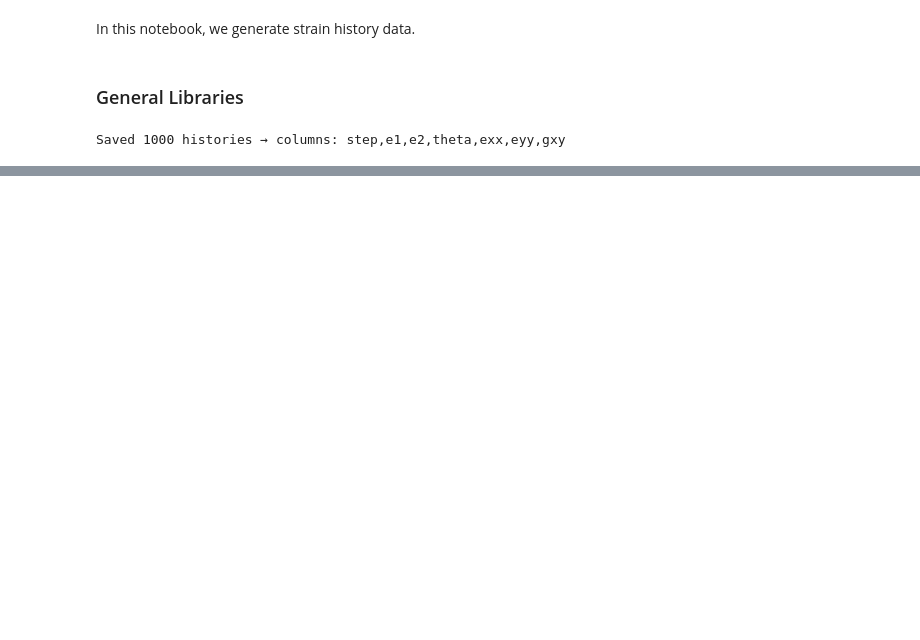
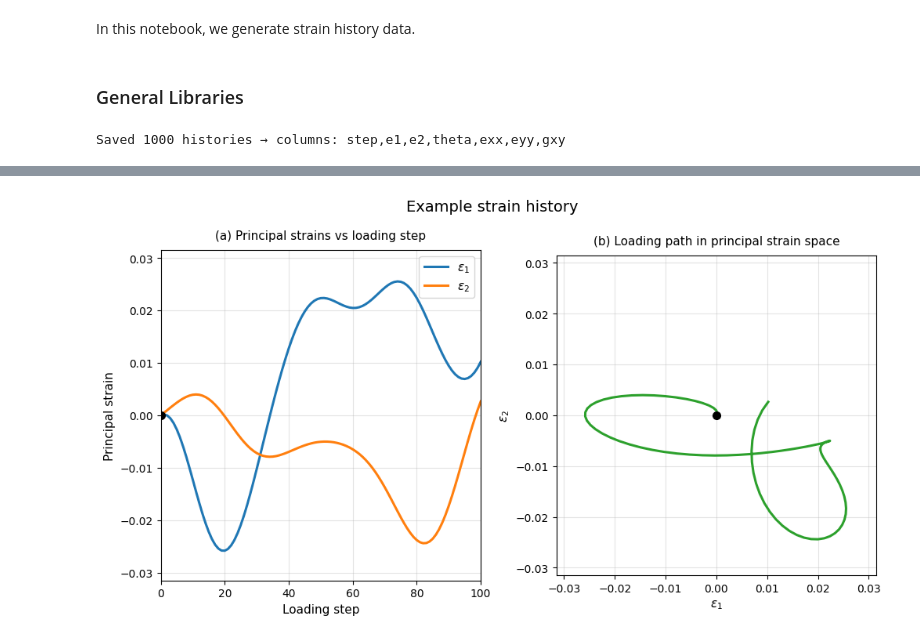
Before and after one commit to bdesia/feinn_project, a Jupyter notebook: notebooks/RVE_data_generation/RVE_strain_generation.ipynb, the cells around one changed output, grey strips where cells are left out. Saved outputs shown, nothing was run; the diff lists cells and outputs as text; code cells hidden in the pictures; blank space fills up the shorter version.

```diff
--- a/notebooks/RVE_data_generation/RVE_strain_generation.ipynb
+++ b/notebooks/RVE_data_generation/RVE_strain_generation.ipynb
@@ -40,0 +50,4 @@ Plot saved in ./strain_histories
+# %%
+generator.plot_example()
+# %% [output]
+[figure, added]
```
Also changed, not shown: parts of 5 cells of this notebook, 2 other files.
